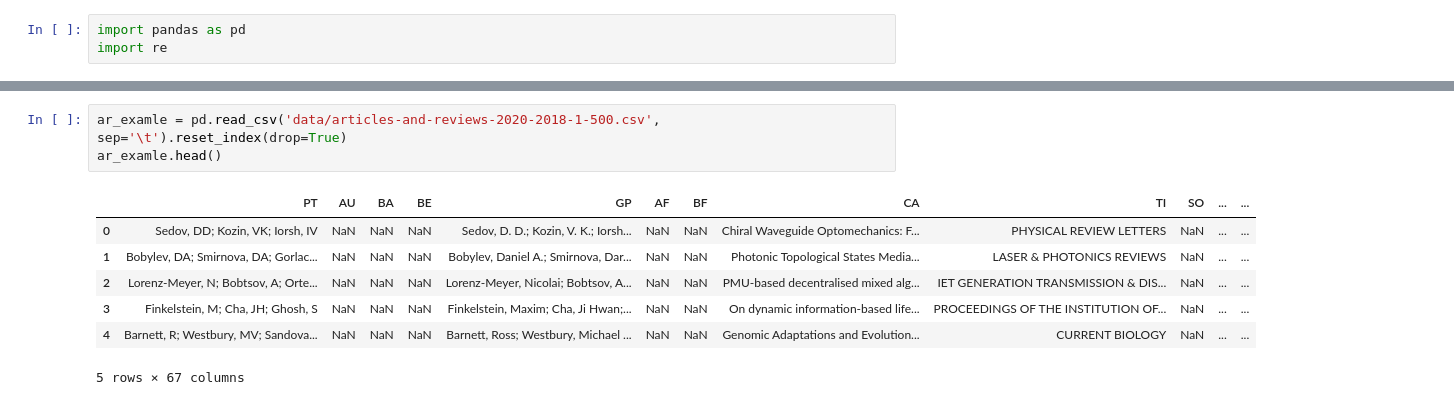
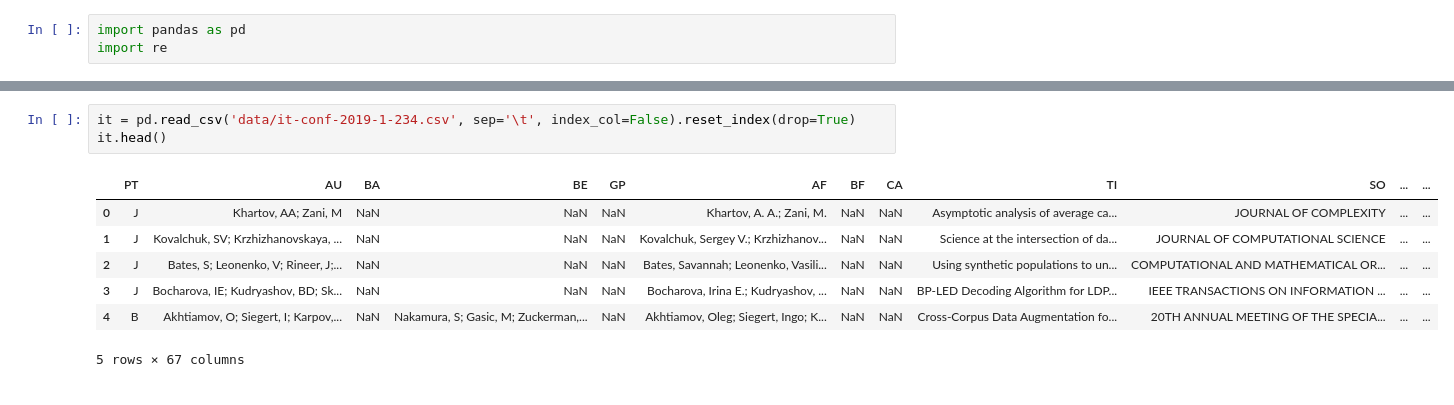
Before and after one commit to psalru/analytics, a Jupyter notebook: 2021_07_07_wos_q1_q2_with_fractions/report.ipynb, the cells around one changed output, grey strips where cells are left out. Drawn from its saved outputs; the diff is of its cells as text.

```diff
--- a/2021_07_07_wos_q1_q2_with_fractions/report.ipynb
+++ b/2021_07_07_wos_q1_q2_with_fractions/report.ipynb
@@ -355,12 +196,12 @@ WC=(COMPUTER SCIENCE INFORMATION SYSTEMS OR COMPUTER SCIENCE ARTIFICIAL INTELLIG
 # %%
-ar_examle = pd.read_csv('data/articles-and-reviews-2020-2018-1-500.csv', sep='\t').reset_index(drop=True)
-ar_examle.head()
+it = pd.read_csv('data/it-conf-2019-1-234.csv', sep='\t', index_col=False).reset_index(drop=True)
+it.head()
 # %% [output]
 |  | PT | AU | BA | BE | GP | AF | BF | CA | TI | SO | ... | ... |
-| 0 | Sedov, DD; Kozin, VK; Iorsh, IV | NaN | NaN | NaN | Sedov, D. D.; Kozin, V. K.; Iorsh... | NaN | NaN | Chiral Waveguide Optomechanics: F... | PHYSICAL REVIEW LETTERS | NaN | ... | ... |
-| 1 | Bobylev, DA; Smirnova, DA; Gorlac... | NaN | NaN | NaN | Bobylev, Daniel A.; Smirnova, Dar... | NaN | NaN | Photonic Topological States Media... | LASER & PHOTONICS REVIEWS | NaN | ... | ... |
-| 2 | Lorenz-Meyer, N; Bobtsov, A; Orte... | NaN | NaN | NaN | Lorenz-Meyer, Nicolai; Bobtsov, A... | NaN | NaN | PMU-based decentralised mixed alg... | IET GENERATION TRANSMISSION & DIS... | NaN | ... | ... |
-| 3 | Finkelstein, M; Cha, JH; Ghosh, S | NaN | NaN | NaN | Finkelstein, Maxim; Cha, Ji Hwan;... | NaN | NaN | On dynamic information-based life... | PROCEEDINGS OF THE INSTITUTION OF... | NaN | ... | ... |
-| 4 | Barnett, R; Westbury, MV; Sandova... | NaN | NaN | NaN | Barnett, Ross; Westbury, Michael ... | NaN | NaN | Genomic Adaptations and Evolution... | CURRENT BIOLOGY | NaN | ... | ... |
+| 0 | J | Khartov, AA; Zani, M | NaN | NaN | NaN | Khartov, A. A.; Zani, M. | NaN | NaN | Asymptotic analysis of average ca... | JOURNAL OF COMPLEXITY | ... | ... |
+| 1 | J | Kovalchuk, SV; Krzhizhanovskaya, ... | NaN | NaN | NaN | Kovalchuk, Sergey V.; Krzhizhanov... | NaN | NaN | Science at the intersection of da... | JOURNAL OF COMPUTATIONAL SCIENCE | ... | ... |
+| 2 | J | Bates, S; Leonenko, V; Rineer, J;... | NaN | NaN | NaN | Bates, Savannah; Leonenko, Vasili... | NaN | NaN | Using synthetic populations to un... | COMPUTATIONAL AND MATHEMATICAL OR... | ... | ... |
+| 3 | J | Bocharova, IE; Kudryashov, BD; Sk... | NaN | NaN | NaN | Bocharova, Irina E.; Kudryashov, ... | NaN | NaN | BP-LED Decoding Algorithm for LDP... | IEEE TRANSACTIONS ON INFORMATION ... | ... | ... |
+| 4 | B | Akhtiamov, O; Siegert, I; Karpov,... | NaN | Nakamura, S; Gasic, M; Zuckerman,... | NaN | Akhtiamov, Oleg; Siegert, Ingo; K... | NaN | NaN | Cross-Corpus Data Augmentation fo... | 20TH ANNUAL MEETING OF THE SPECIA... | ... | ... |
 5 rows × 67 columns
 # %% [markdown]
```
Also changed, not shown: parts of 27 cells of this notebook, 4 other files.
